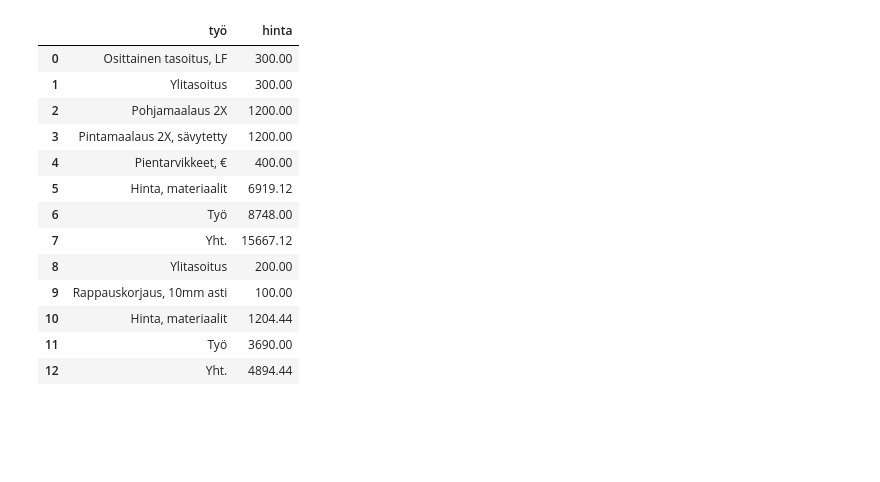
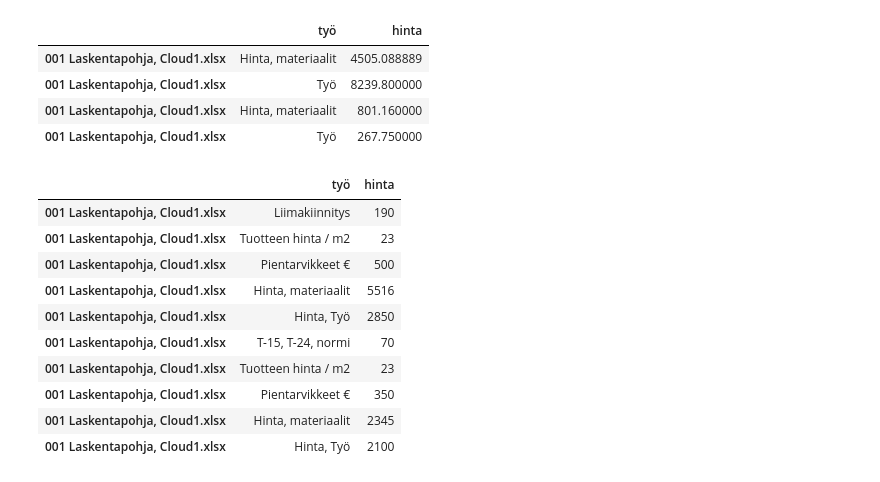
Before and after one commit to heikkito123/cost_estimation_ml, a Jupyter notebook: testit.ipynb, the cells around one changed output. Cells and saved outputs as stored; diff of their text form; code cells hidden in the pictures; blank space fills up the shorter version.

Commit message:
data parsing checkups, next data grouping

```diff
--- a/testit.ipynb
+++ b/testit.ipynb
@@ -11,5 +17,8 @@ files = [x for x in p.rglob('001 Laskentapohja*')]
+# %%
+# create id per project, the full dataset needs row identification
+file_name = "001 Laskentapohja, Cloud1.xlsx"
 # %%
-wb = load_workbook(filename="001 Laskentapohja, 2024.xlsx", data_only=True)
+wb = load_workbook(filename=file_name, data_only=True)
 # %%
 wb.sheetnames
 # %% [output]
@@ -217,47 +138,42 @@ lines = [
     for row in wb["Maalaukset"].iter_rows(values_only=True)
 ]
 
 pos_blocks = {}
 test_blocks = []
 current_pos = None
 
 for line in lines:
     # Uusi POS
     if isinstance(line.työ, str) and re.fullmatch(r"POS-\d+", line.työ.strip()):
         current_pos = line.työ.strip()
         pos_blocks[current_pos] = []
         continue
 
     # ei mitään ennen ekaa POS
     if current_pos is None:
         continue
 
     # rivien filtteröinti
     if (
         line.työ is not None
         and isinstance(line.hinta, (int, float))
         and line.hinta > 0
     ):
         pos_blocks[current_pos].append(line._asdict())
         test_blocks.append(line._asdict())
 
-df = pd.DataFrame(test_blocks)
+df = pd.DataFrame(test_blocks, index=[file_name] * len(test_blocks))
 df
+
+df = df[df["työ"].astype(str).str.contains("Työ|materiaalit", na=False)]
+
+df
 # %% [output]
 |  | työ | hinta |
-| 0 | Osittainen tasoitus, LF | 300.00 |
-| 1 | Ylitasoitus | 300.00 |
-| 2 | Pohjamaalaus 2X | 1200.00 |
-| 3 | Pintamaalaus 2X, sävytetty | 1200.00 |
-| 4 | Pientarvikkeet, € | 400.00 |
-| 5 | Hinta, materiaalit | 6919.12 |
-| 6 | Työ | 8748.00 |
-| 7 | Yht. | 15667.12 |
-| 8 | Ylitasoitus | 200.00 |
-| 9 | Rappauskorjaus, 10mm asti | 100.00 |
-| 10 | Hinta, materiaalit | 1204.44 |
-| 11 | Työ | 3690.00 |
-| 12 | Yht. | 4894.44 |
+| 001 Laskentapohja, Cloud1.xlsx | Hinta, materiaalit | 4505.088889 |
+| 001 Laskentapohja, Cloud1.xlsx | Työ | 8239.800000 |
+| 001 Laskentapohja, Cloud1.xlsx | Hinta, materiaalit | 801.160000 |
+| 001 Laskentapohja, Cloud1.xlsx | Työ | 267.750000 |
 # %%
 # alakatot
 
@@ -292,8 +208,21 @@ for line in lines:
         pos_blocks[current_pos].append(line._asdict())
         test_blocks.append(line._asdict())
 
-df = pd.DataFrame(test_blocks)
+df = pd.DataFrame(test_blocks, index=[file_name] * len(test_blocks))
 df = df[~df.iloc[:, 0].astype(str).str.contains('Lisä')]
+df
+# %% [output]
+|  | työ | hinta |
+| 001 Laskentapohja, Cloud1.xlsx | Liimakiinnitys | 190 |
+| 001 Laskentapohja, Cloud1.xlsx | Tuotteen hinta / m2 | 23 |
+| 001 Laskentapohja, Cloud1.xlsx | Pientarvikkeet € | 500 |
+| 001 Laskentapohja, Cloud1.xlsx | Hinta, materiaalit | 5516 |
+| 001 Laskentapohja, Cloud1.xlsx | Hinta, Työ | 2850 |
+| 001 Laskentapohja, Cloud1.xlsx | T-15, T-24, normi | 70 |
+| 001 Laskentapohja, Cloud1.xlsx | Tuotteen hinta / m2 | 23 |
+| 001 Laskentapohja, Cloud1.xlsx | Pientarvikkeet € | 350 |
+| 001 Laskentapohja, Cloud1.xlsx | Hinta, materiaalit | 2345 |
+| 001 Laskentapohja, Cloud1.xlsx | Hinta, Työ | 2100 |
 # %%
 # laatoitukset
 
```
Also changed, not shown: parts of 16 cells of this notebook, 5 other files.
